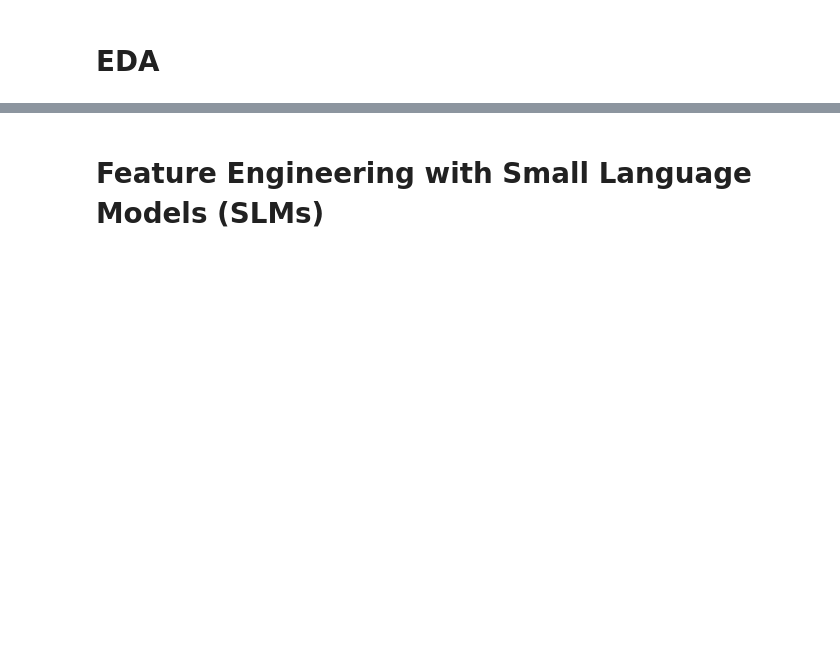
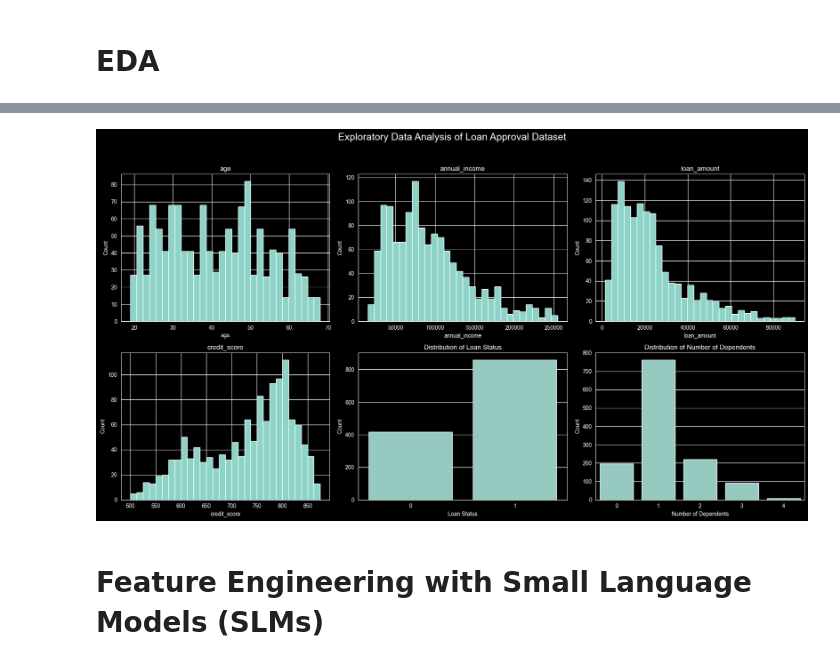
Before and after one commit to hazhalim/dmw-group-project, a Jupyter notebook: WIE3007_Group_Project_Group_11.ipynb, the cells around one changed output, grey strips where cells are left out. Cells and saved outputs as stored; diff of their text form; code cells hidden in the pictures; blank space fills up the shorter version.

```diff
--- a/WIE3007_Group_Project_Group_11.ipynb
+++ b/WIE3007_Group_Project_Group_11.ipynb
@@ -92,38 +130,40 @@ df.describe(include="all")
 # %%
 import matplotlib.pyplot as plt
 import seaborn as sns
 
 fig, axes = plt.subplots(2, 3, figsize=(18, 10))
 axes = axes.flatten()
+numerical_columns = df.select_dtypes(include=[int, float])
 
-# ---- Top row: Numerical histograms (first 4 numerical columns) ----
-for ax, col in zip(axes[:4], num_cols[:4]):
+# Numerical histograms (first 4 numerical columns)
+for ax, col in zip(axes[:4], numerical_columns[:4]):
     ax.hist(df[col], bins=30)
     ax.set_title(col)
     ax.set_xlabel(col)
     ax.set_ylabel("Count")
 
-# ---- Bottom row: Categorical distributions ----
-
+# Categorical histograms
 # loan_status
 sns.countplot(x=df["loan_status"], ax=axes[4])
 axes[4].set_title("Distribution of Loan Status")
 axes[4].set_xlabel("Loan Status")
 axes[4].set_ylabel("Count")
 
 # number_of_dependents
 sns.countplot(
     x=df["number_of_dependents"],
     order=sorted(df["number_of_dependents"].dropna().unique()),
     ax=axes[5]
 )
 axes[5].set_title("Distribution of Number of Dependents")
 axes[5].set_xlabel("Number of Dependents")
 axes[5].set_ylabel("Count")
 
-plt.suptitle("Exploratory Data Analysis of Original Dataset", fontsize=18)
+plt.suptitle("Exploratory Data Analysis of Loan Approval Dataset", fontsize=18)
 plt.tight_layout(rect=[0, 0, 1, 0.95])
 plt.show()
+# %% [output]
+[figure, added]
 # %% [markdown]
 # **Feature Engineering with Small Language Models (SLMs)**
 # %% [markdown]
```
Also changed, not shown: parts of 2 cells of this notebook.
